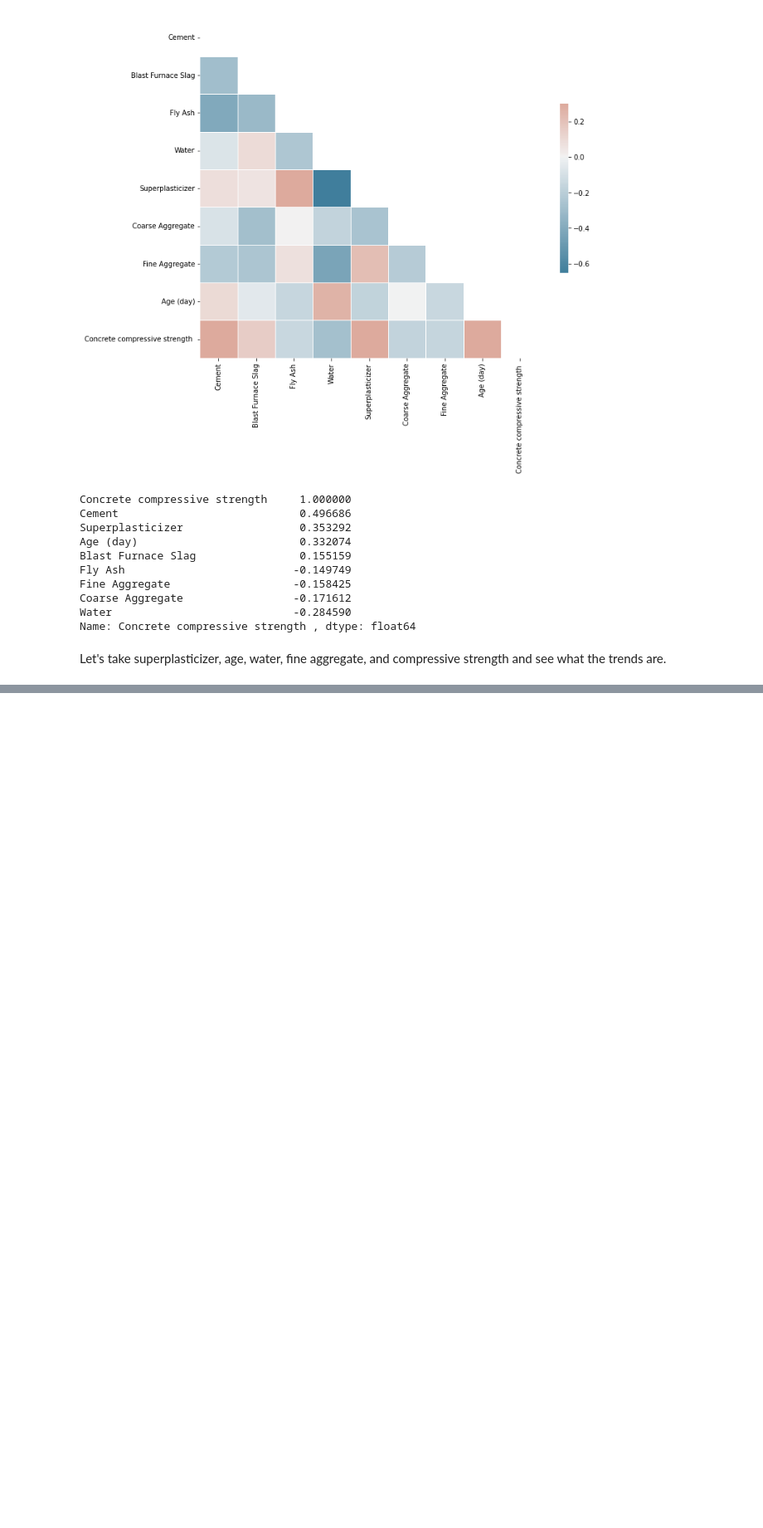
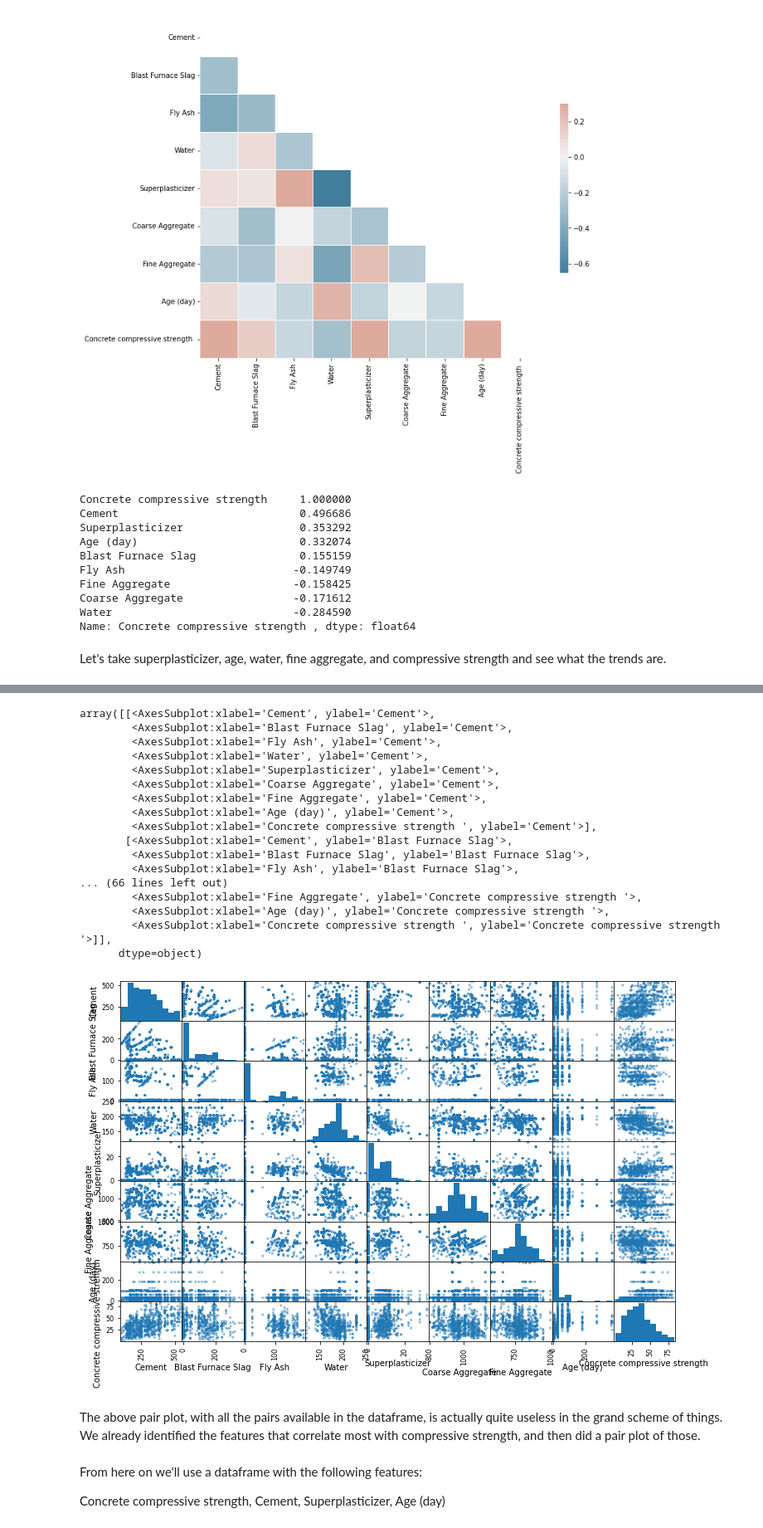
Before and after one commit to alexander-one/portfolio, a Jupyter notebook: Project - Concrete Strength ML/Concrete Strength ML Techniques.ipynb, the cells around one changed output, grey strips where cells are left out. Shown: that part at 83% size. Cells and saved outputs as stored; diff of their text form; code cells hidden in the pictures; blank space fills up the shorter version.

```diff
--- a/Project - Concrete Strength ML/Concrete Strength ML Techniques.ipynb
+++ b/Project - Concrete Strength ML/Concrete Strength ML Techniques.ipynb
@@ -140,0 +147,30 @@ array([[<AxesSubplot:xlabel='Superplasticizer', ylabel='Superplasticizer'>,
+# %%
+scatter_matrix(concrete, figsize = (12,8))
+# %% [output]
+array([[<AxesSubplot:xlabel='Cement', ylabel='Cement'>,
+        <AxesSubplot:xlabel='Blast Furnace Slag', ylabel='Cement'>,
+        <AxesSubplot:xlabel='Fly Ash', ylabel='Cement'>,
+        <AxesSubplot:xlabel='Water', ylabel='Cement'>,
+        <AxesSubplot:xlabel='Superplasticizer', ylabel='Cement'>,
+        <AxesSubplot:xlabel='Coarse Aggregate', ylabel='Cement'>,
+        <AxesSubplot:xlabel='Fine Aggregate', ylabel='Cement'>,
+        <AxesSubplot:xlabel='Age (day)', ylabel='Cement'>,
+        <AxesSubplot:xlabel='Concrete compressive strength ', ylabel='Cement'>],
+       [<AxesSubplot:xlabel='Cement', ylabel='Blast Furnace Slag'>,
+        <AxesSubplot:xlabel='Blast Furnace Slag', ylabel='Blast Furnace Slag'>,
+        <AxesSubplot:xlabel='Fly Ash', ylabel='Blast Furnace Slag'>,
+... (66 lines left out)
+        <AxesSubplot:xlabel='Fine Aggregate', ylabel='Concrete compressive strength '>,
+        <AxesSubplot:xlabel='Age (day)', ylabel='Concrete compressive strength '>,
+        <AxesSubplot:xlabel='Concrete compressive strength ', ylabel='Concrete compressive strength '>]],
+      dtype=object)
+[figure, added]
+# %% [markdown]
+The above pair plot, with all the pairs available in the dataframe, is actually quite useless in the grand scheme of things. We already identified the features that correlate most with compressive strength, and then did a pair plot of those.
+# %% [markdown]
+From here on we'll use a dataframe with the following features:
+
+Concrete compressive strength,
+Cement,
+Superplasticizer,
+Age (day)
```
Also changed, not shown: parts of 18 cells of this notebook.
